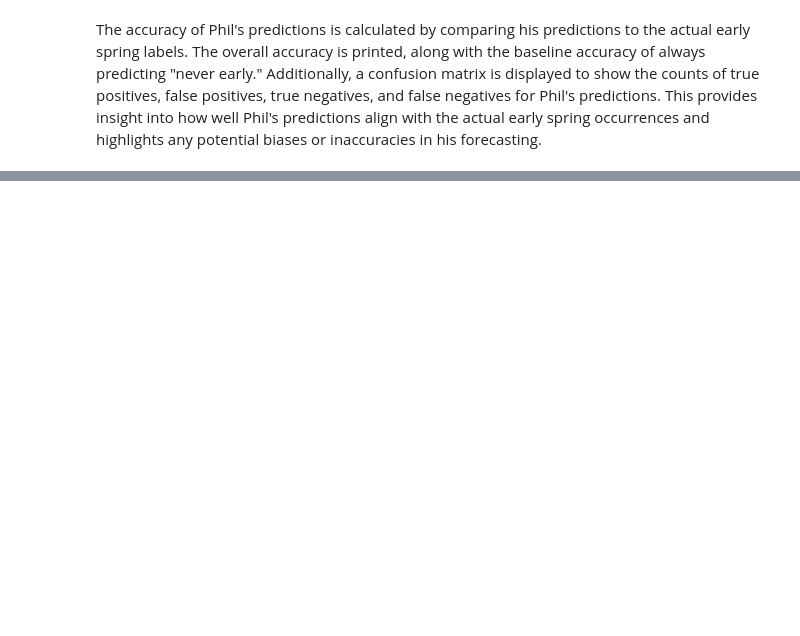
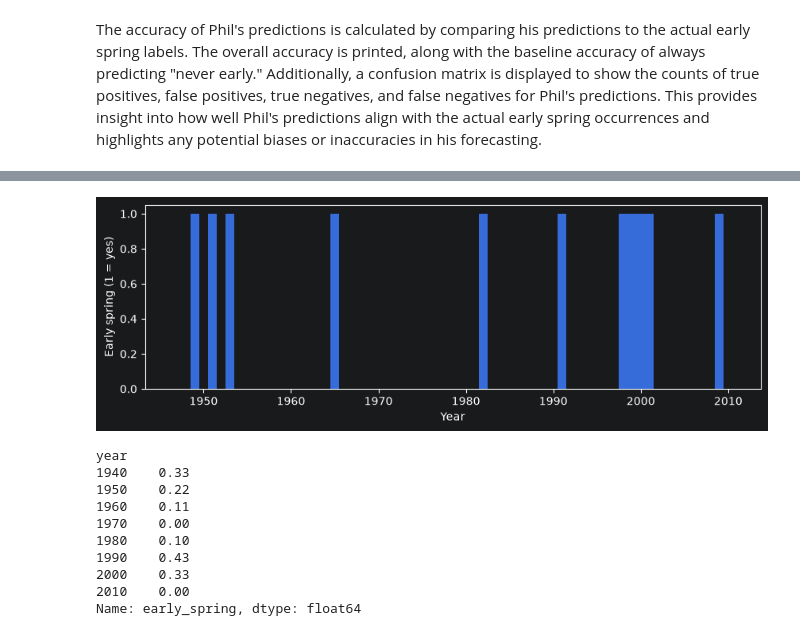
Before and after one commit to GLopezAngel/P1-Early-Spring-Ultron, a Jupyter notebook: Early Spring - Exploration.ipynb, the cells around one changed output, grey strips where cells are left out. Cells and saved outputs as stored; diff of their text form; code cells hidden in the pictures; blank space fills up the shorter version.

```diff
--- a/Early Spring - Exploration.ipynb
+++ b/Early Spring - Exploration.ipynb
@@ -666,0 +599,22 @@ However, we have some of the missing data in other datasets, like the early spri
+# %%
+# Look at the labels over time: the early spring rate has been climbing
+plt.figure(figsize=(10, 3))
+plt.bar(train_set.year, y_train, width=1.0)
+plt.xlabel("Year")
+plt.ylabel("Early spring (1 = yes)")
+plt.show()
+
+# Early spring rate by decade
+y_train.groupby(train_set.year // 10 * 10).mean().round(2)
+# %% [output]
+[figure, added]
+year
+1940    0.33
+1950    0.22
+1960    0.11
+1970    0.00
+1980    0.10
+1990    0.43
+2000    0.33
+2010    0.00
+Name: early_spring, dtype: float64
```
Also changed, not shown: parts of 36 cells of this notebook.
